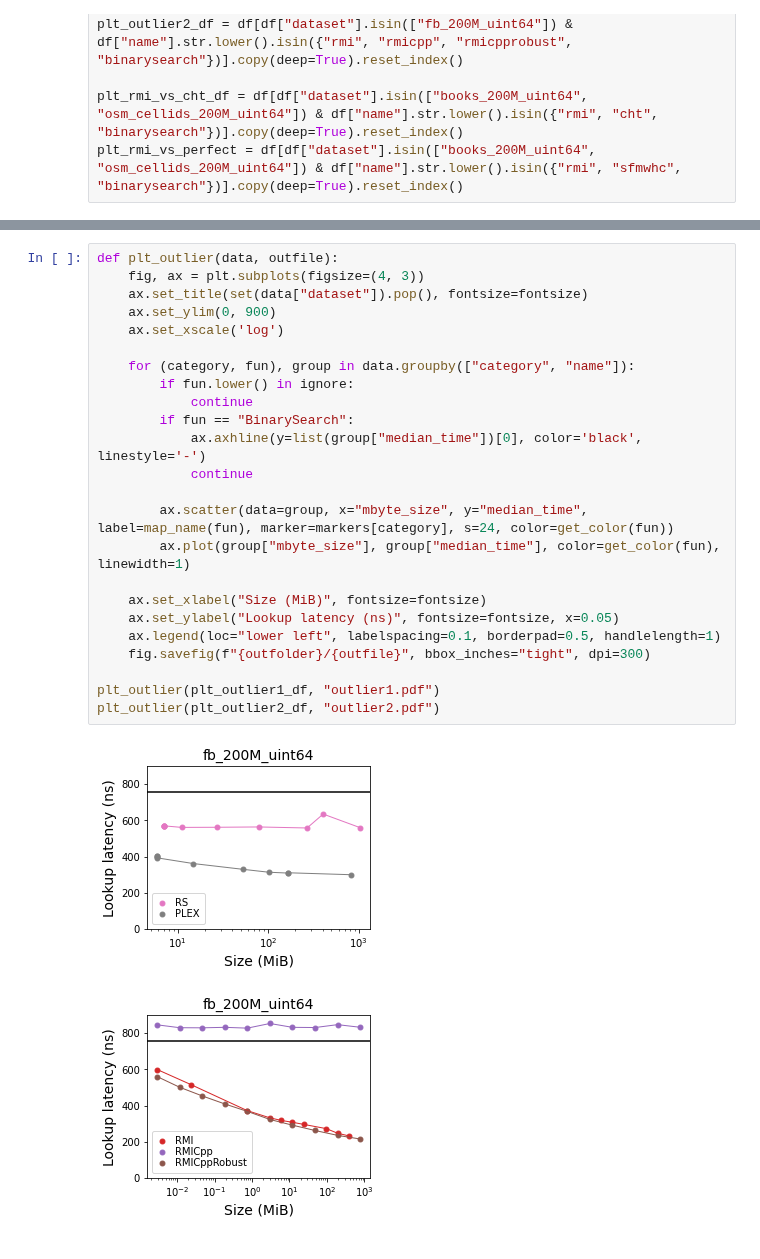
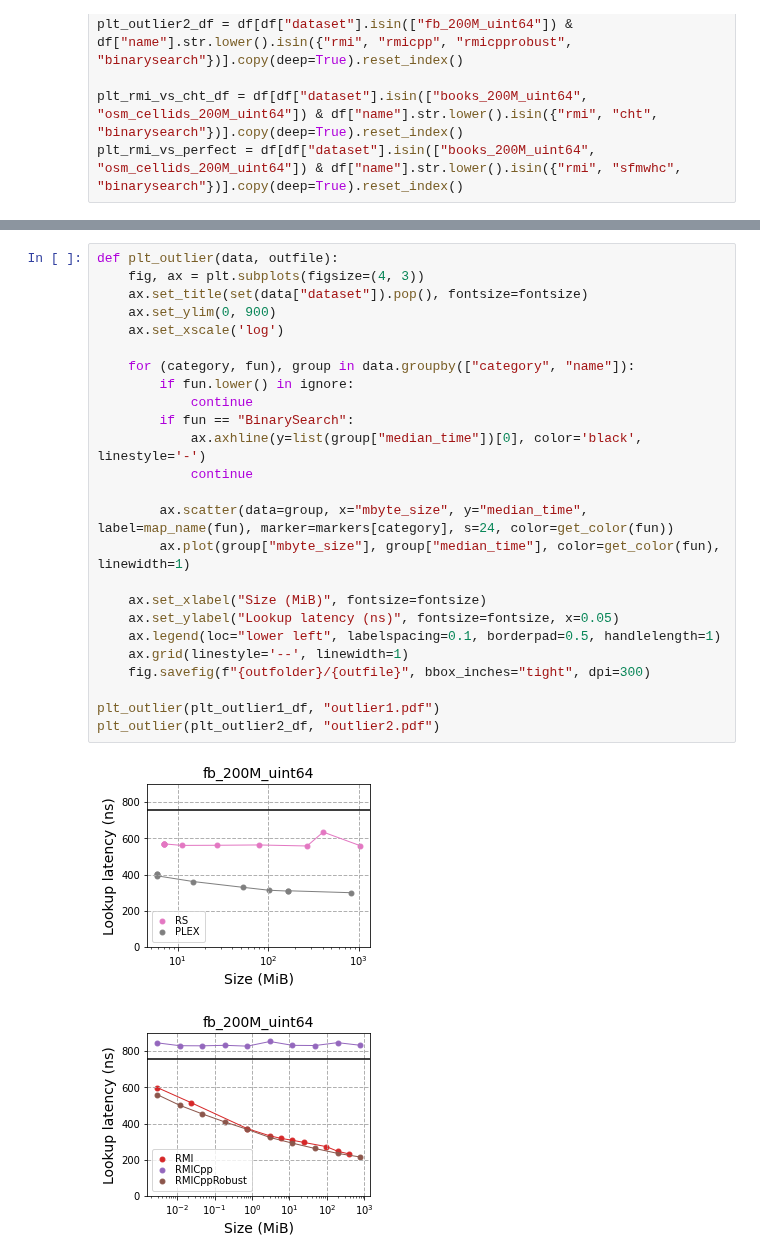
Before and after one commit to DominikHorn/SOSD, a Jupyter notebook: generate_plots.ipynb, the cells around one changed output, grey strips where cells are left out. Cells and saved outputs as stored; diff of their text form.

Commit message:
add grid lines to plots

```diff
--- a/generate_plots.ipynb
+++ b/generate_plots.ipynb
@@ -115,27 +116,28 @@ plt_full(plt_rmi_vs_perfect, "rmi_vs_perfect.pdf", legend=legend_helper(False))
 # %%
 def plt_outlier(data, outfile):
     fig, ax = plt.subplots(figsize=(4, 3))
     ax.set_title(set(data["dataset"]).pop(), fontsize=fontsize)
     ax.set_ylim(0, 900)
     ax.set_xscale('log')
 
     for (category, fun), group in data.groupby(["category", "name"]):
         if fun.lower() in ignore:
             continue
         if fun == "BinarySearch":
             ax.axhline(y=list(group["median_time"])[0], color='black', linestyle='-')
             continue
 
         ax.scatter(data=group, x="mbyte_size", y="median_time", label=map_name(fun), marker=markers[category], s=24, color=get_color(fun))
         ax.plot(group["mbyte_size"], group["median_time"], color=get_color(fun), linewidth=1)
 
     ax.set_xlabel("Size (MiB)", fontsize=fontsize)
     ax.set_ylabel("Lookup latency (ns)", fontsize=fontsize, x=0.05)
     ax.legend(loc="lower left", labelspacing=0.1, borderpad=0.5, handlelength=1)
+    ax.grid(linestyle='--', linewidth=1)
     fig.savefig(f"{outfolder}/{outfile}", bbox_inches="tight", dpi=300)
 
 plt_outlier(plt_outlier1_df, "outlier1.pdf")
 plt_outlier(plt_outlier2_df, "outlier2.pdf")
 # %% [output]
-[figure, old version]
+[figure, new version]
-[figure, old version]
+[figure, new version]
```
Also changed, not shown: parts of 1 cell of this notebook, 5 other files.
